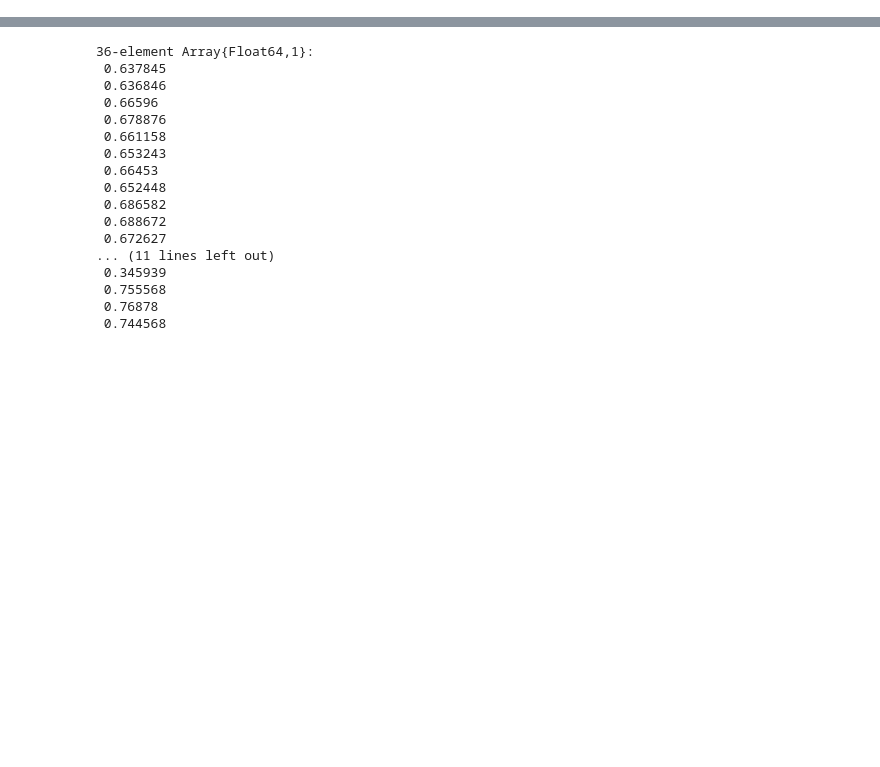
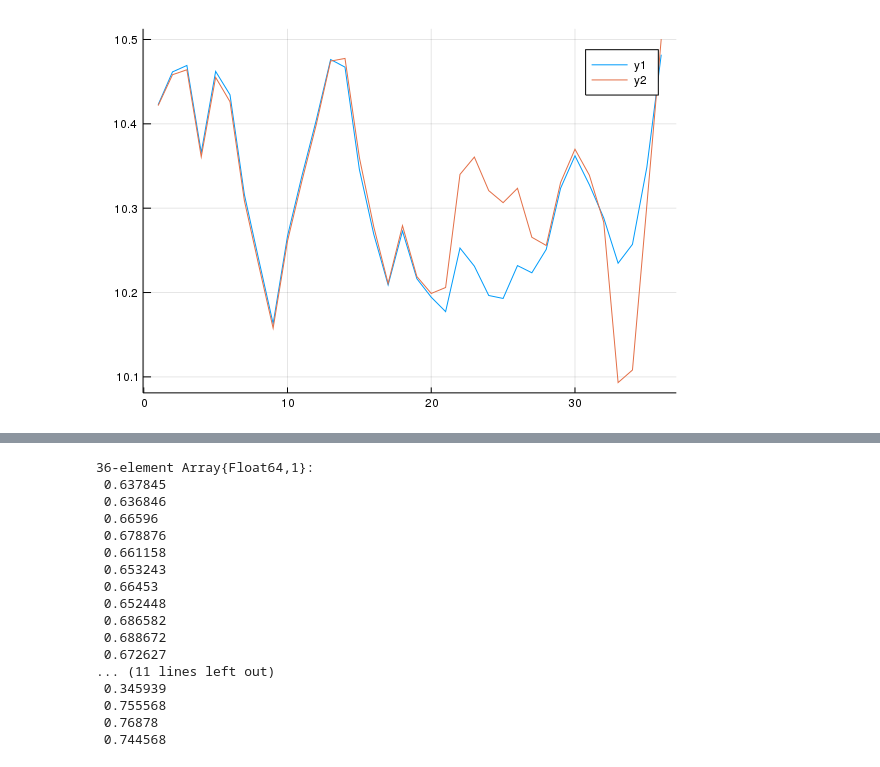
Before and after one commit to korenmiklos/impvol-julia, a Jupyter notebook: notebooks/Check NT sector in South Korea.ipynb, the cells around one changed output, grey strips where cells are left out. Saved outputs shown, nothing was run; the diff lists cells and outputs as text; code cells hidden in the pictures; blank space fills up the shorter version.

```diff
--- a/notebooks/Check NT sector in South Korea.ipynb
+++ b/notebooks/Check NT sector in South Korea.ipynb
@@ -74 +26,5 @@ WARNING: replacing module ImpvolEquilibrium
+# %%
+plot(log.([p_old[:A][1,end-1,end,:] p_new[:A][1,end-1,end,:]]))
+# %% [output]
+[figure, added]
 # %%
```
Also changed, not shown: parts of 13 cells of this notebook, 10 other files.
